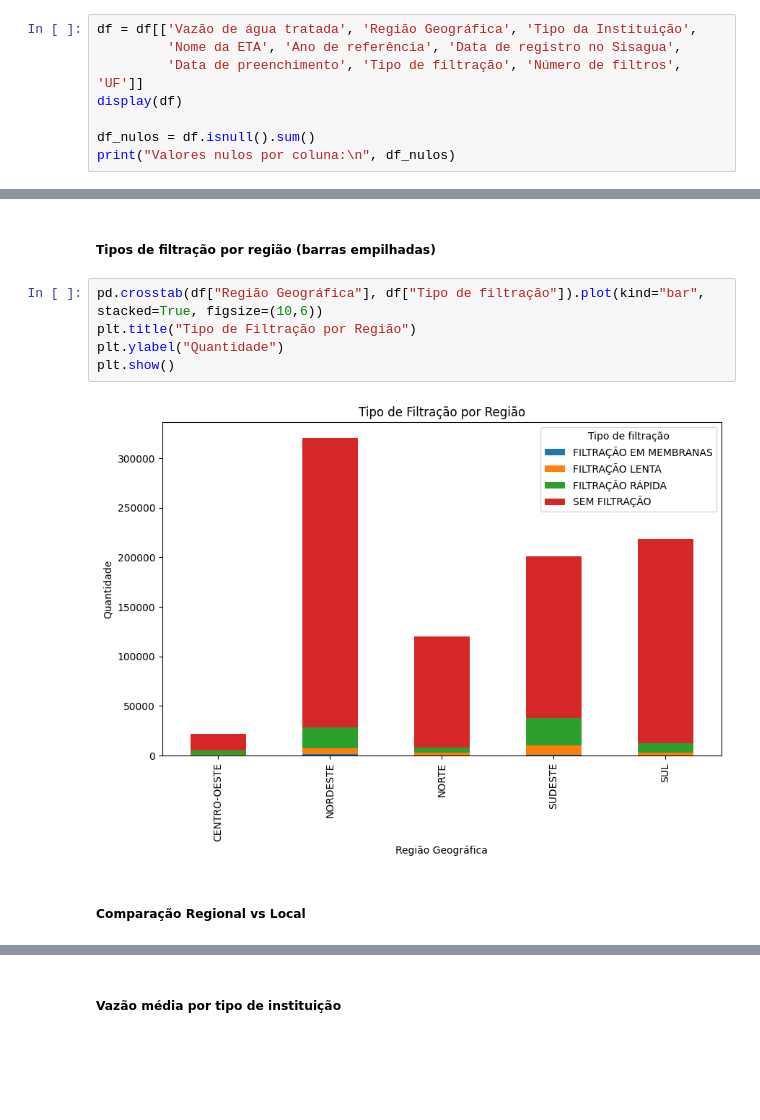
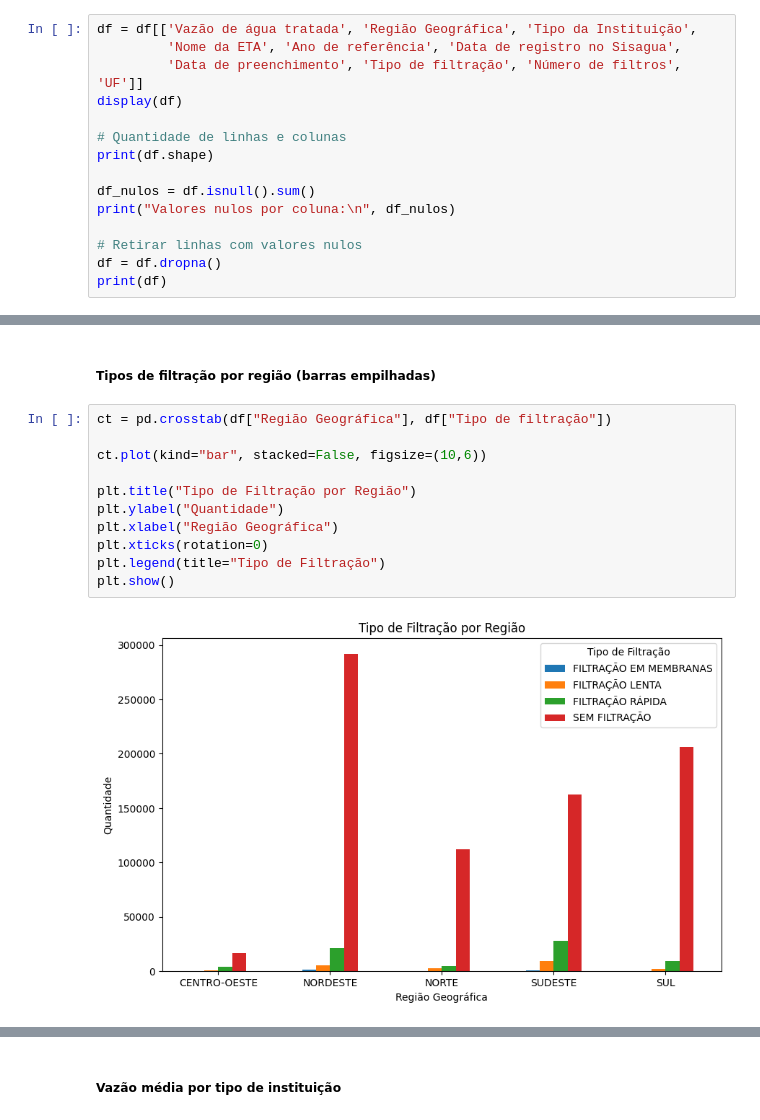
Before and after one commit to Vireya-Hydrocore/hydrocore-analise-exploratoria, a Jupyter notebook: analise.ipynb, the cells around one changed output, grey strips where cells are left out. Cells and saved outputs as stored; diff of their text form; blank space fills up the shorter version.

```diff
--- a/analise.ipynb
+++ b/analise.ipynb
@@ -50,8 +38,15 @@ df = df[['Vazão de água tratada', 'Região Geográfica', 'Tipo da Instituiçã
          'Data de preenchimento', 'Tipo de filtração', 'Número de filtros', 'UF']]
 display(df)
 
+# Quantidade de linhas e colunas
+print(df.shape)
+
 df_nulos = df.isnull().sum()
 print("Valores nulos por coluna:\n", df_nulos)
+
+# Retirar linhas com valores nulos
+df = df.dropna()
+print(df)
 # %% [output]
 |  | Vazão de água tratada | Região Geográfica | Tipo da Instituição | Nome da ETA | Ano de referência | ... |
 | 0 | 247.20 | NORDESTE | Regional | DELMIRO GOUVEIA ADUTORA | 2014 | ... |
@@ -264,11 +214,15 @@ plt.show()
 # %% [markdown]
 ##### Tipos de filtração por região (barras empilhadas)
 # %%
-pd.crosstab(df["Região Geográfica"], df["Tipo de filtração"]).plot(kind="bar", stacked=True, figsize=(10,6))
+ct = pd.crosstab(df["Região Geográfica"], df["Tipo de filtração"])
+
+ct.plot(kind="bar", stacked=False, figsize=(10,6))
+
 plt.title("Tipo de Filtração por Região")
 plt.ylabel("Quantidade")
+plt.xlabel("Região Geográfica")
+plt.xticks(rotation=0)
+plt.legend(title="Tipo de Filtração")
 plt.show()
 # %% [output]
-[figure, old version]
+[figure, new version]
-# %% [markdown]
-##### Comparação Regional vs Local
```
Also changed, not shown: parts of 25 cells of this notebook.
